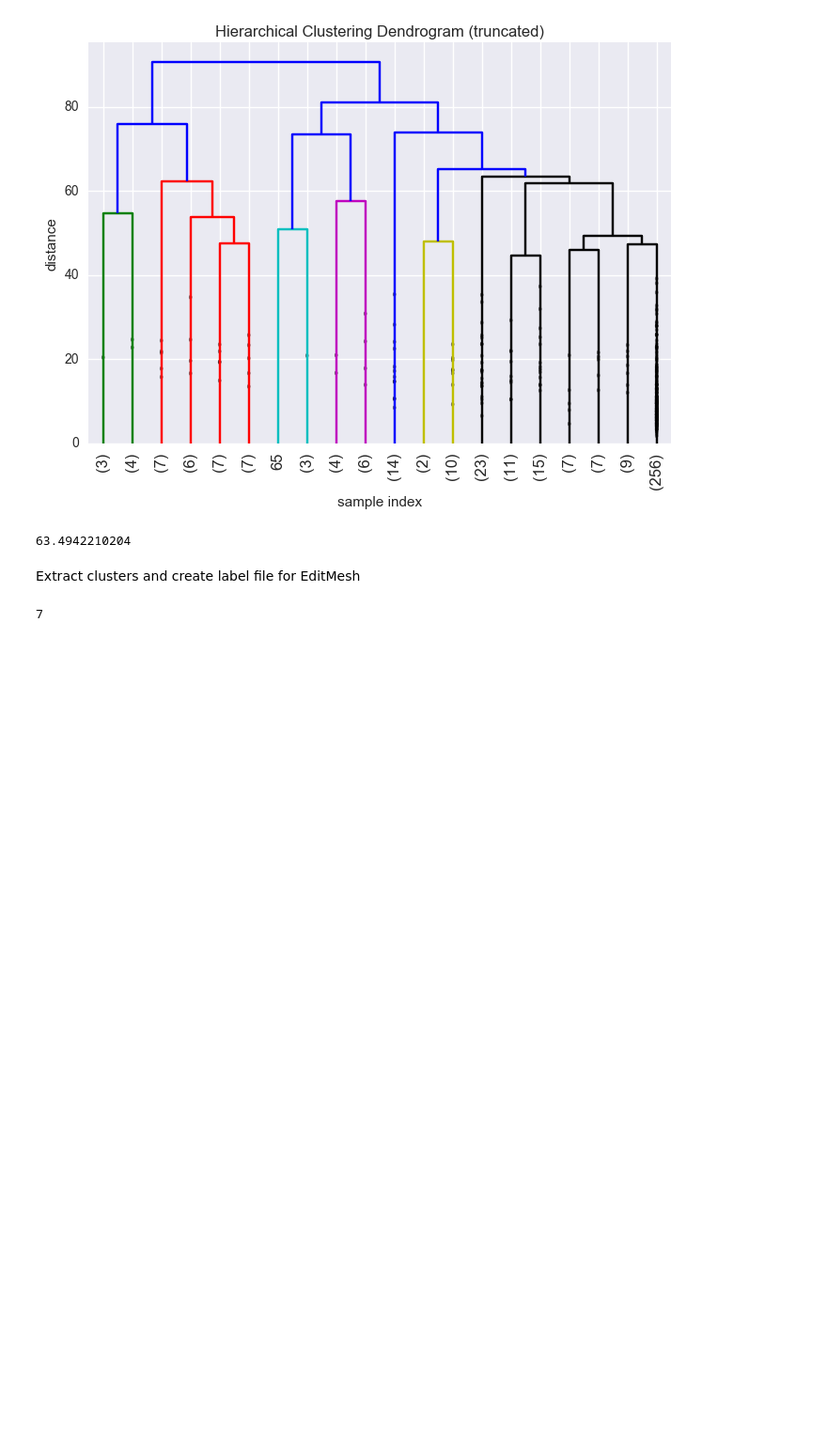
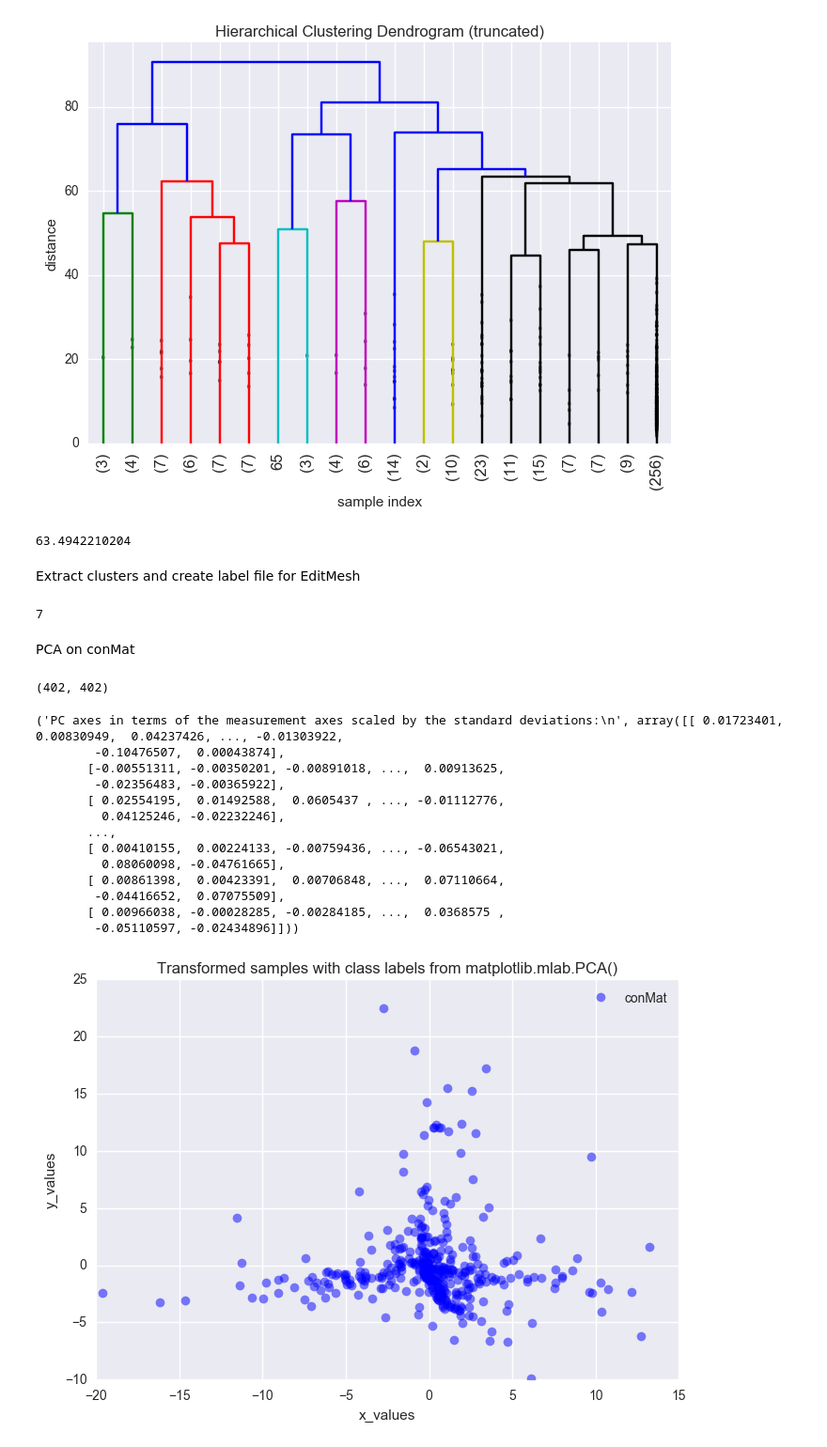
Before and after one commit to celinede/scripts4DWI_dipy_brainhack, a Jupyter notebook: getConnectivityMatrices_withSeedSpheres.ipynb, the cells around one changed output. Shown at 94% size. Cells and saved outputs as stored; diff of their text form; code cells hidden in the pictures; blank space fills up the shorter version.

```diff
--- a/getConnectivityMatrices_withSeedSpheres.ipynb
+++ b/getConnectivityMatrices_withSeedSpheres.ipynb
@@ -240,3 +246,39 @@ label2 = DataFrame(concatenate([lnb,label]))
 # %%
 newfilename = 'labelsClusters'+str(max_d)+'.txt'
 label2.to_csv(pathDesktop+newfilename, index=False, header=False, sep=' ')
+# %% [markdown]
+PCA on conMat
+# %%
+conMat.shape
+# %% [output]
+(402, 402)
+# %%
+from matplotlib.mlab import PCA as mlabPCA
+
+mlab_pca = mlabPCA(conMat)
+
+print('PC axes in terms of the measurement axes scaled by the standard deviations:\n', mlab_pca.Wt)
+
+plt.plot(mlab_pca.Y[:,0],mlab_pca.Y[:,1], 'o', markersize=7, color='blue', alpha=0.5, label='conMat')
+
+plt.xlabel('x_values')
+plt.ylabel('y_values')
+plt.legend()
+plt.title('Transformed samples with class labels from matplotlib.mlab.PCA()')
+
+plt.show()
+# %% [output]
+('PC axes in terms of the measurement axes scaled by the standard deviations:\n', array([[ 0.01723401,  0.00830949,  0.04237426, ..., -0.01303922,
+        -0.10476507,  0.00043874],
+       [-0.00551311, -0.00350201, -0.00891018, ...,  0.00913625,
+        -0.02356483, -0.00365922],
+       [ 0.02554195,  0.01492588,  0.0605437 , ..., -0.01112776,
+         0.04125246, -0.02232246],
+       ...,
+       [ 0.00410155,  0.00224133, -0.00759436, ..., -0.06543021,
+         0.08060098, -0.04761665],
+       [ 0.00861398,  0.00423391,  0.00706848, ...,  0.07110664,
+        -0.04416652,  0.07075509],
+       [ 0.00966038, -0.00028285, -0.00284185, ...,  0.0368575 ,
+        -0.05110597, -0.02434896]]))
+[figure, added]
```
Also changed, not shown: parts of 3 cells of this notebook, 3 other files.
